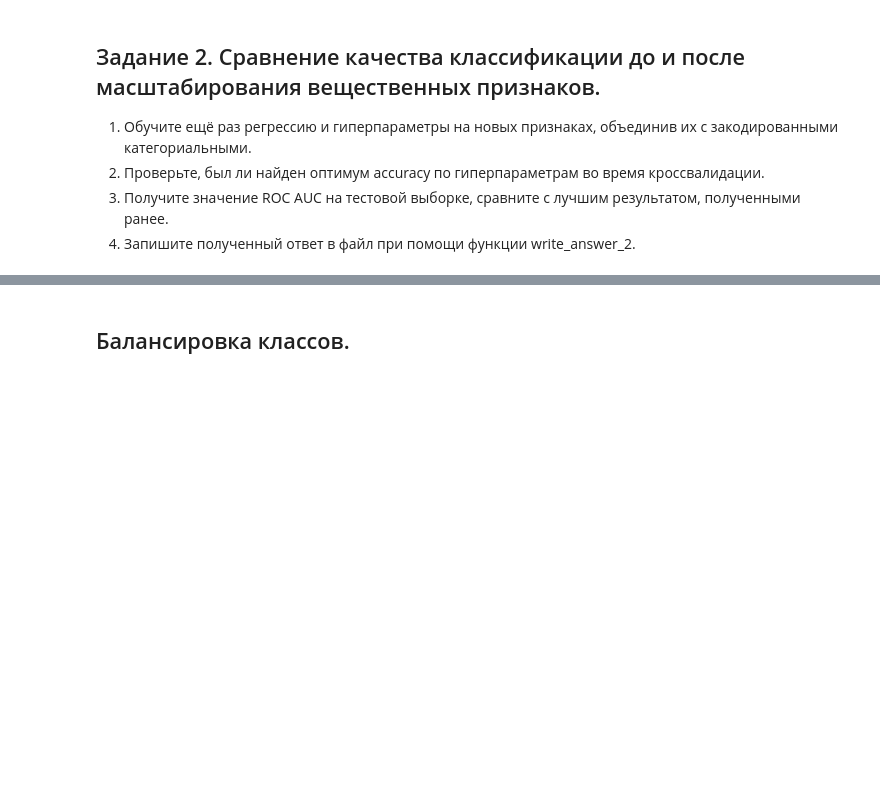
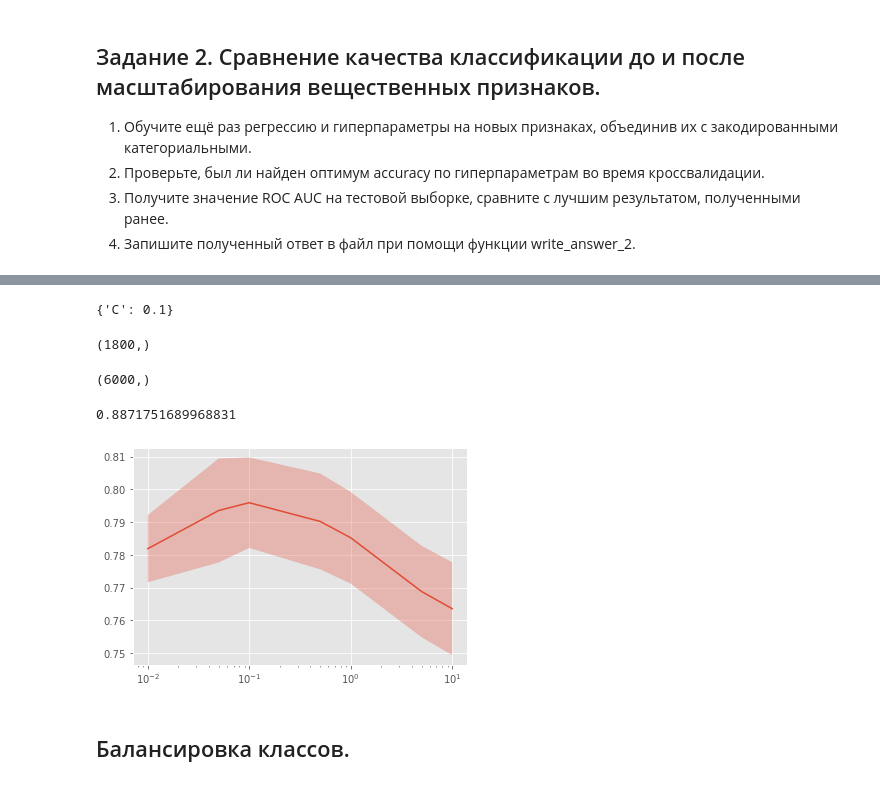
Before and after one commit to Oleksandra28/ML-MIPT, a Jupyter notebook: C2-SupervisedMachineLearning/C2W3-PA-Preprocessing_LR_Coursera.ipynb, the cells around one changed output, grey strips where cells are left out. Drawn from its saved outputs; the diff is of its cells as text; code cells hidden in the pictures; blank space fills up the shorter version.

```diff
--- a/C2-SupervisedMachineLearning/C2W3-PA-Preprocessing_LR_Coursera.ipynb
+++ b/C2-SupervisedMachineLearning/C2W3-PA-Preprocessing_LR_Coursera.ipynb
@@ -597,3 +616,11 @@ def write_answer_2(auc):
         fout.write(str(auc))
 
 # place your code here
+# %%
+data_train_all = np.hstack((X_train_scaled, X_train_cat_oh))
+data_test_all = np.hstack((X_test_scaled, X_test_cat_oh))
+# %%
+estimator = LogisticRegression(solver='liblinear')
+optimizer = GridSearchCV(estimator=estimator, param_grid=param_grid, cv=cv)
+# %%
+optimizer.fit(data_train_all, y_train)
@@ -599,0 +634,4 @@ def write_answer_2(auc):
+# %%
+optimizer.best_params_
+# %% [output]
+{'C': 0.1}
@@ -599,0 +640,17 @@ def write_answer_2(auc):
+# %%
+y_predict_proba.shape
+# %% [output]
+(1800,)
+# %%
+y.shape
+# %% [output]
+(6000,)
+# %%
+auc = roc_auc_score(y_test, y_predict_proba)
+auc
+# %% [output]
+0.8871751689968831
+# %%
+plot_scores(optimizer)
+# %% [output]
+[figure, added]
```
Also changed, not shown: parts of 70 cells of this notebook, 2 other files.
